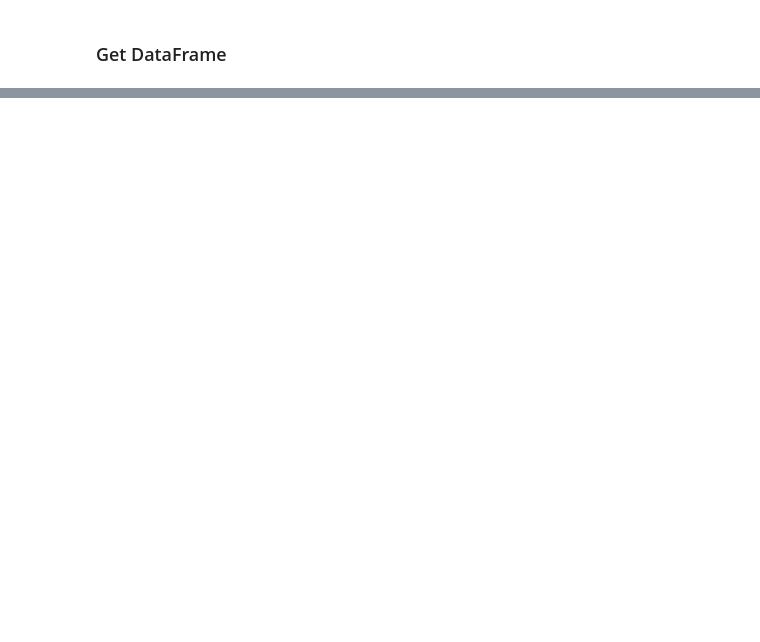
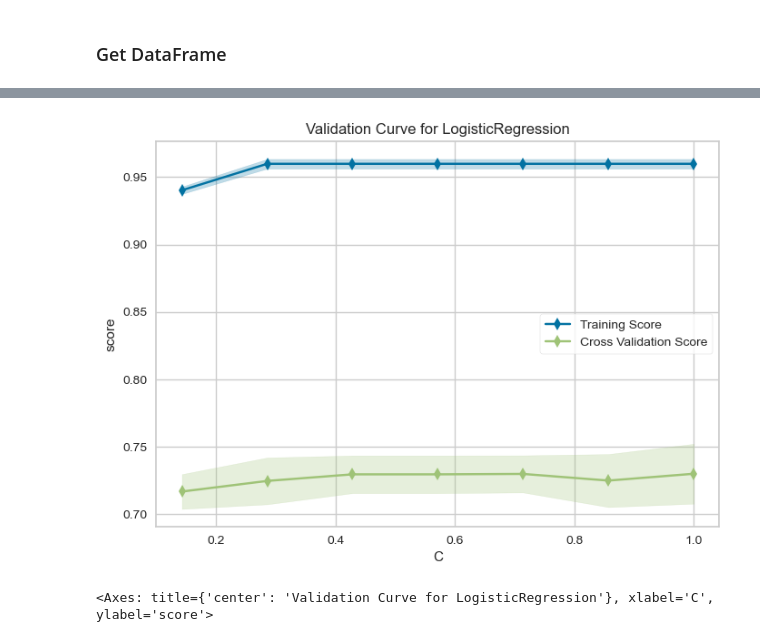
Before and after one commit to umbilnm/coursework, a Jupyter notebook: pipeline.ipynb, the cells around one changed output, grey strips where cells are left out. Cells and saved outputs as stored; diff of their text form; code cells hidden in the pictures; blank space fills up the shorter version.

```diff
--- a/pipeline.ipynb
+++ b/pipeline.ipynb
@@ -334,0 +384,10 @@ best_params
+# %%
+viz = ValidationCurve(
+    LogisticRegression(penalty='l2'), param_name="C",
+    param_range=np.linspace(0, 1, 8), cv=cv, scoring=f1_weighted
+)
+viz.fit(X_train, y_train)
+viz.show()
+# %% [output]
+[figure, added]
+<Axes: title={'center': 'Validation Curve for LogisticRegression'}, xlabel='C', ylabel='score'>
```
Also changed, not shown: parts of 28 cells of this notebook, 8 other files.
